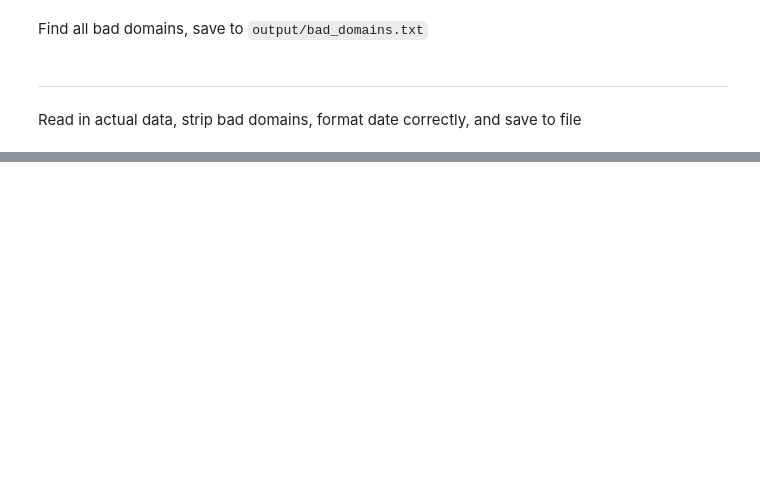
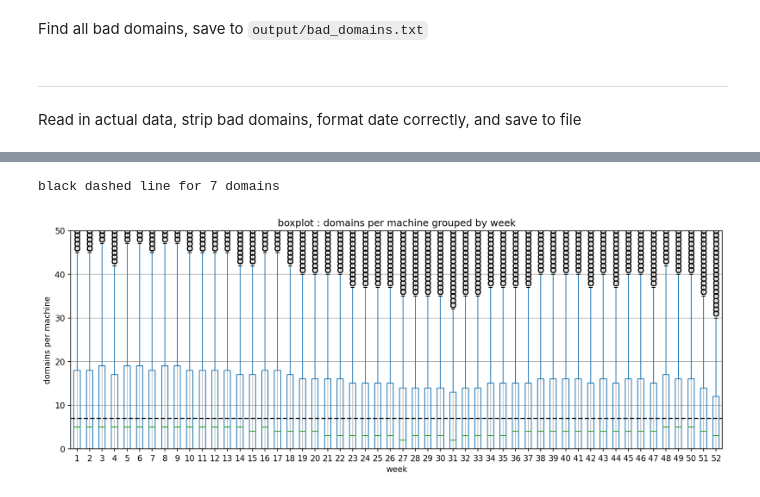
Before and after one commit to aberke/floc-analysis, a Jupyter notebook: notebooks/12.3 domain processing.ipynb, the cells around one changed output, grey strips where cells are left out. Drawn from its saved outputs; the diff is of its cells as text; code cells hidden in the pictures; blank space fills up the shorter version.

Commit message:
finished the new domains processing notebook

```diff
--- a/notebooks/12.3 domain processing.ipynb
+++ b/notebooks/12.3 domain processing.ipynb
@@ -152 +184,17 @@ Write df to disk
+# %%
+weeks_machines_domains_fpath = '../output/weeks_machines_domains.csv'
+
+def write_weeks_machines_domains(df):
+    df['domains_str'] = df.domains.apply(lambda x: "|".join(x))
+    print('saving %s rows to file %s...' % (len(df), weeks_machines_domains_fpath))
+    df.drop('domains', axis=1).to_csv(weeks_machines_domains_fpath, index=False)
+    print('...saved')
+
+def read_weeks_machines_domains(nrows=None):
+    print('reading from %s...' % weeks_machines_domains_fpath)
+    df = pd.read_csv(weeks_machines_domains_fpath, nrows=nrows)
+    df['domains'] = df.domains_str.fillna('').apply(lambda x: set(x.split('|')) if x else set())
+    df.drop('domains_str', axis=1, inplace=True)
+    print('... read %s rows' % len(df))
+    return df
 # %%
@@ -172,0 +209,3 @@ weeks_machines_domains_df.drop('machine_id', axis=1).head()
+# %%
+weeks_machines_domains_df = read_weeks_machines_domains()
+weeks_machines_domains_df.drop('machine_id', axis=1).head()
@@ -172,0 +221,16 @@ weeks_machines_domains_df.drop('machine_id', axis=1).head()
+# %%
+# basic stats
+weeks_machines_domains_df['n_domains'].describe()
+
+# show box plot without extreme outliers
+fig, ax = plt.subplots(figsize=(14,5), dpi=150)
+weeks_machines_domains_df.boxplot(column=['n_domains'], by='week', ax=ax)
+ax.set_ylabel('domains per machine')
+fig.suptitle('')
+ax.axhline(y=7, linestyle='--', color='black', label='7 domains')
+ax.set_ylim(0, 50) # exclude showing large outliers
+print('black dashed line for 7 domains')
+_ = ax.set_title('boxplot : domains per machine grouped by week')
+# %% [output]
+black dashed line for 7 domains
+[figure, added]
```
Also changed, not shown: parts of 23 cells of this notebook.
